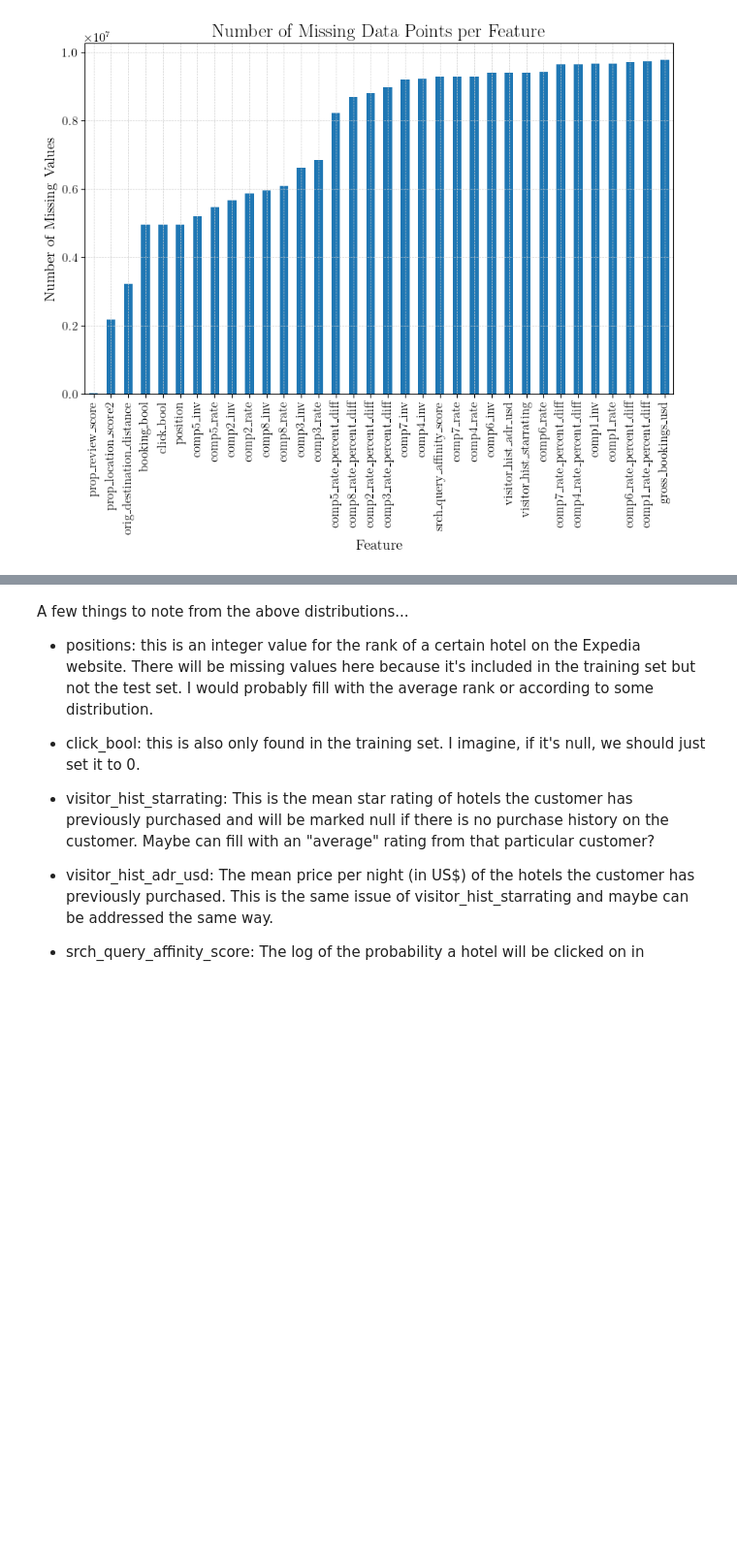
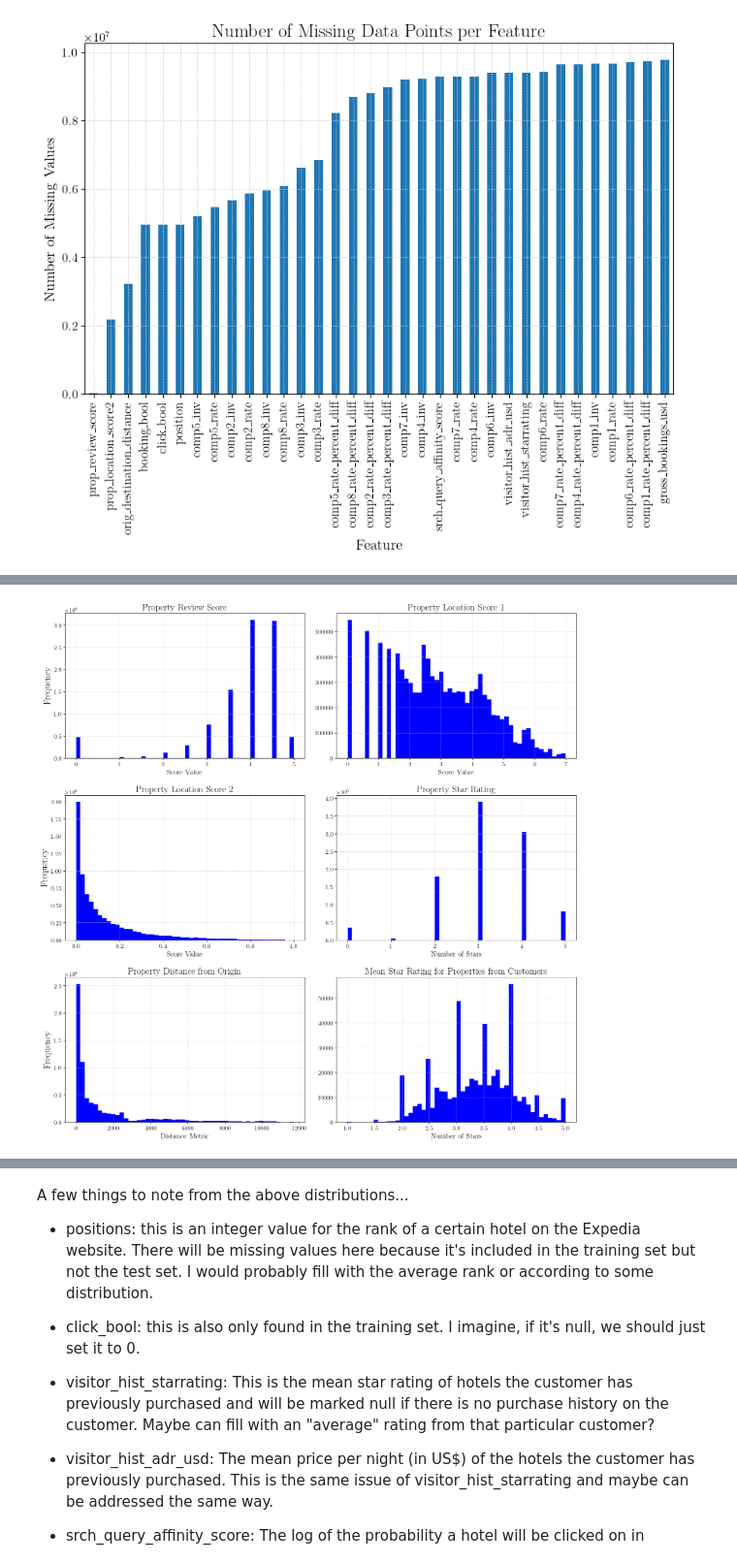
Before and after one commit to nabilasiregar/expedia-kaggle-competition, a Jupyter notebook: notebooks/eda.ipynb, the cells around one changed output, grey strips where cells are left out. Shown: that part at 97% size. Cells and saved outputs as stored; diff of their text form; code cells hidden in the pictures; blank space fills up the shorter version.

```diff
--- a/notebooks/eda.ipynb
+++ b/notebooks/eda.ipynb
@@ -48,19 +48,3 @@ plt.ylabel('Number of Missing Values')
 plt.show()
 # %% [output]
 [figure]
-# %%
-#Distributions of values for the features that have missing values above
-
-num_cols = 2
-num_rows = math.ceil(len(missing.index) / num_cols)
-fig, axs = plt.subplots(num_rows, num_cols, figsize=(15, 5*num_rows))
-for i, feature in enumerate(missing.index):
-    row = i // num_cols
-    col = i % num_cols
-    axs[row, col].hist(all_data[feature].dropna(), bins=50)
-    axs[row, col].set_title(f'Distribution of {feature}')
-    axs[row, col].set_xlabel('Value')
-    axs[row, col].set_ylabel('Frequency')
-
-plt.tight_layout()
-plt.show()
@@ -68,0 +73,33 @@ plt.show()
+# %%
+#Ratings and Property Related Visualizations
+
+columns = ['prop_review_score', 'prop_location_score1', 'prop_location_score2', 'prop_starrating',
+           'orig_destination_distance', 'visitor_hist_starrating']
+num_cols = 2
+num_rows = math.ceil(len(columns) / num_cols)
+fig, axs = plt.subplots(num_rows, num_cols, figsize=(15, 5*num_rows))
+for i, feature in enumerate(columns):
+    row = i // num_cols
+    col = i % num_cols
+    axs[row, col].hist(all_data[feature].dropna(), bins=50, color='blue')
+
+axs[0, 0].set_title('Property Review Score')
+axs[0, 1].set_title('Property Location Score 1')
+axs[1, 0].set_title('Property Location Score 2')
+axs[1, 1].set_title('Property Star Rating')
+axs[2, 0].set_title('Property Distance from Origin')
+axs[2, 1].set_title('Mean Star Rating for Properties from Customers')
+axs[0, 0].set_xlabel('Score Value')
+axs[0, 1].set_xlabel('Score Value')
+axs[1, 0].set_xlabel('Score Value')
+axs[2, 0].set_xlabel('Distance Metric')
+axs[1, 1].set_xlabel('Number of Stars')
+axs[2, 1].set_xlabel('Number of Stars')
+axs[0, 0].set_ylabel('Frequency', fontsize=18)
+axs[1, 0].set_ylabel('Frequency', fontsize=18)
+axs[2, 0].set_ylabel('Frequency', fontsize=18)
+
+plt.tight_layout()
+plt.show()
+# %% [output]
+[figure, added]
```
Also changed, not shown: parts of 5 cells of this notebook, 1 other file.
